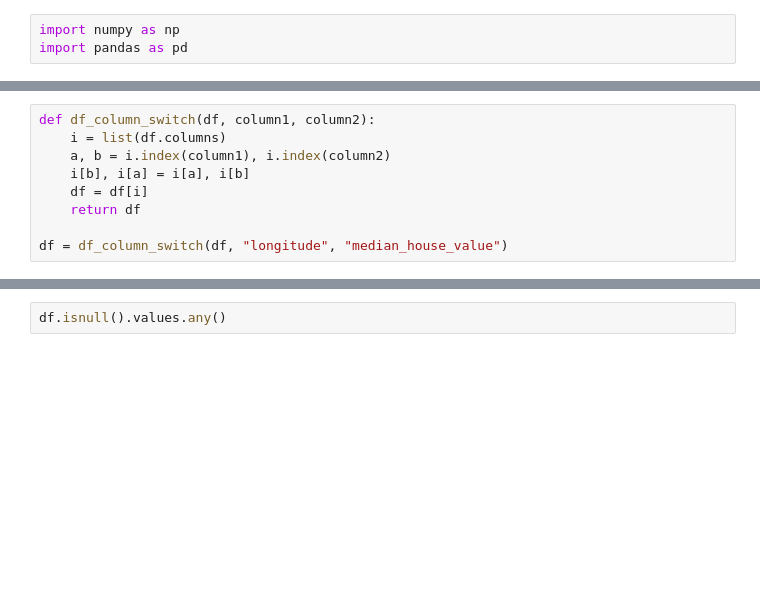
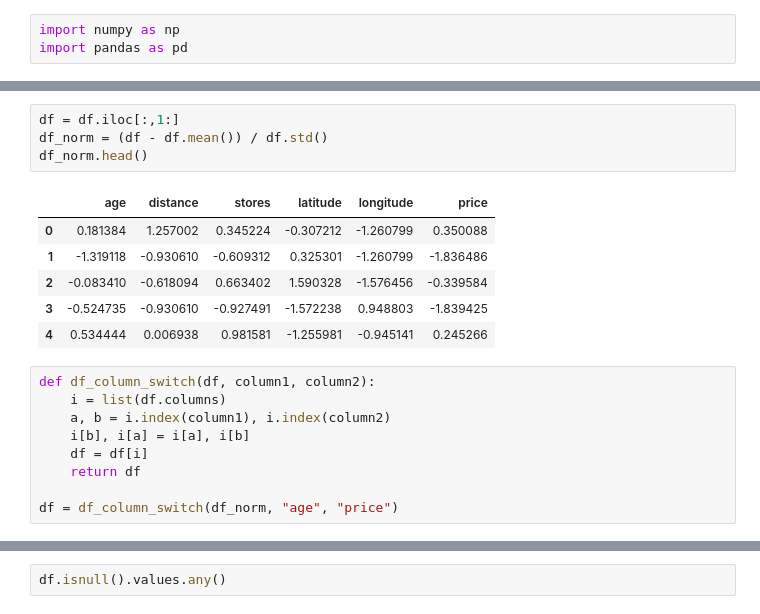
Before and after one commit to pranzalkhadka/NeuroInsight, a Jupyter notebook: regression_tutorial.ipynb, the cells around one changed output, grey strips where cells are left out. Cells and saved outputs as stored; diff of their text form; blank space fills up the shorter version.

```diff
--- a/regression_tutorial.ipynb
+++ b/regression_tutorial.ipynb
@@ -15,3 +15,14 @@ df.head()
+# %%
+df = df.iloc[:,1:]
+df_norm = (df - df.mean()) / df.std()
+df_norm.head()
+# %% [output]
+|  | age | distance | stores | latitude | longitude | price |
+| 0 | 0.181384 | 1.257002 | 0.345224 | -0.307212 | -1.260799 | 0.350088 |
+| 1 | -1.319118 | -0.930610 | -0.609312 | 0.325301 | -1.260799 | -1.836486 |
+| 2 | -0.083410 | -0.618094 | 0.663402 | 1.590328 | -1.576456 | -0.339584 |
+| 3 | -0.524735 | -0.930610 | -0.927491 | -1.572238 | 0.948803 | -1.839425 |
+| 4 | 0.534444 | 0.006938 | 0.981581 | -1.255981 | -0.945141 | 0.245266 |
 # %%
 def df_column_switch(df, column1, column2):
     i = list(df.columns)
@@ -20,7 +31,7 @@ def df_column_switch(df, column1, column2):
     df = df[i]
     return df
 
-df = df_column_switch(df, "longitude", "median_house_value")
+df = df_column_switch(df_norm, "age", "price")
 # %%
 df.head()
 # %% [output]
```
Also changed, not shown: parts of 16 cells of this notebook, 11 other files.
